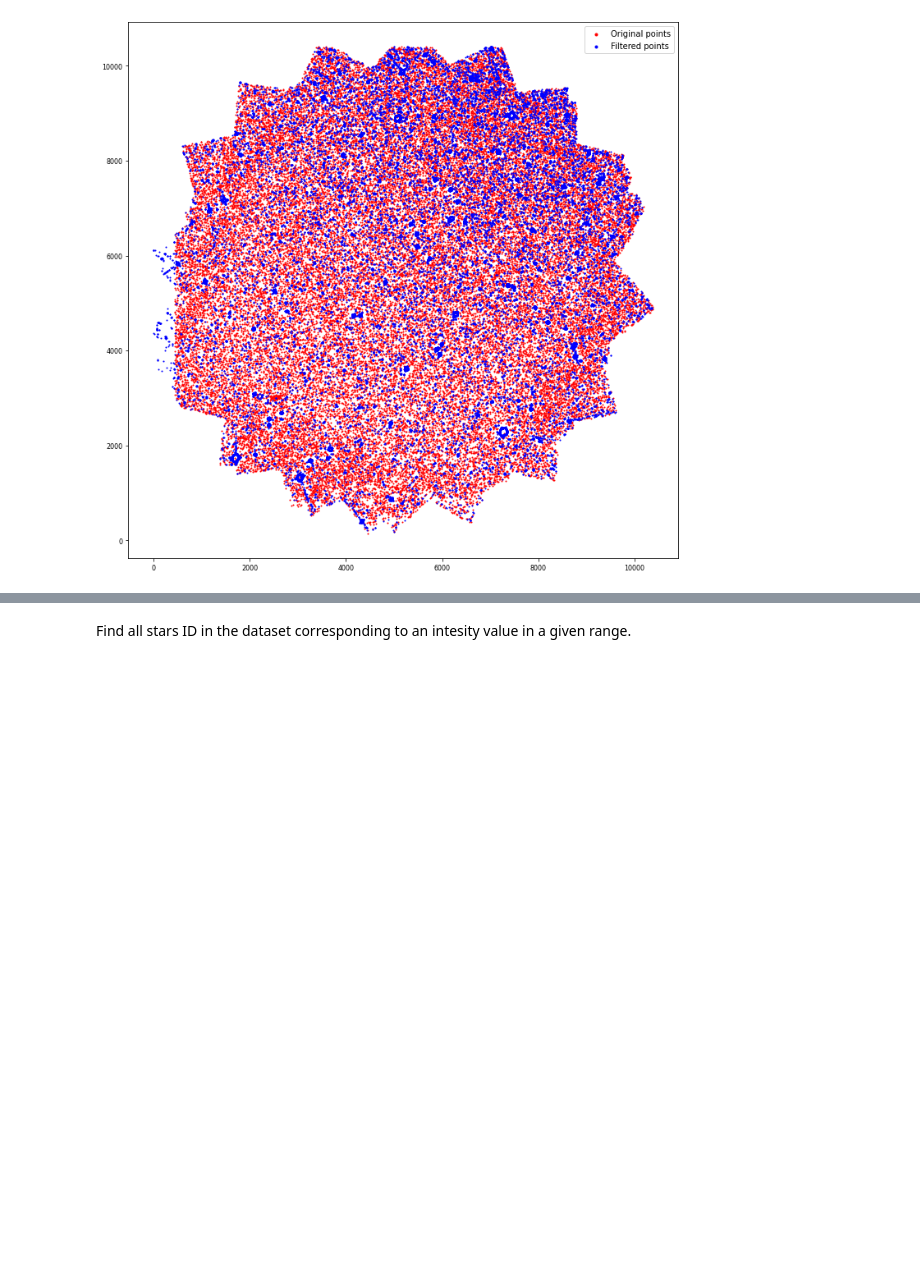
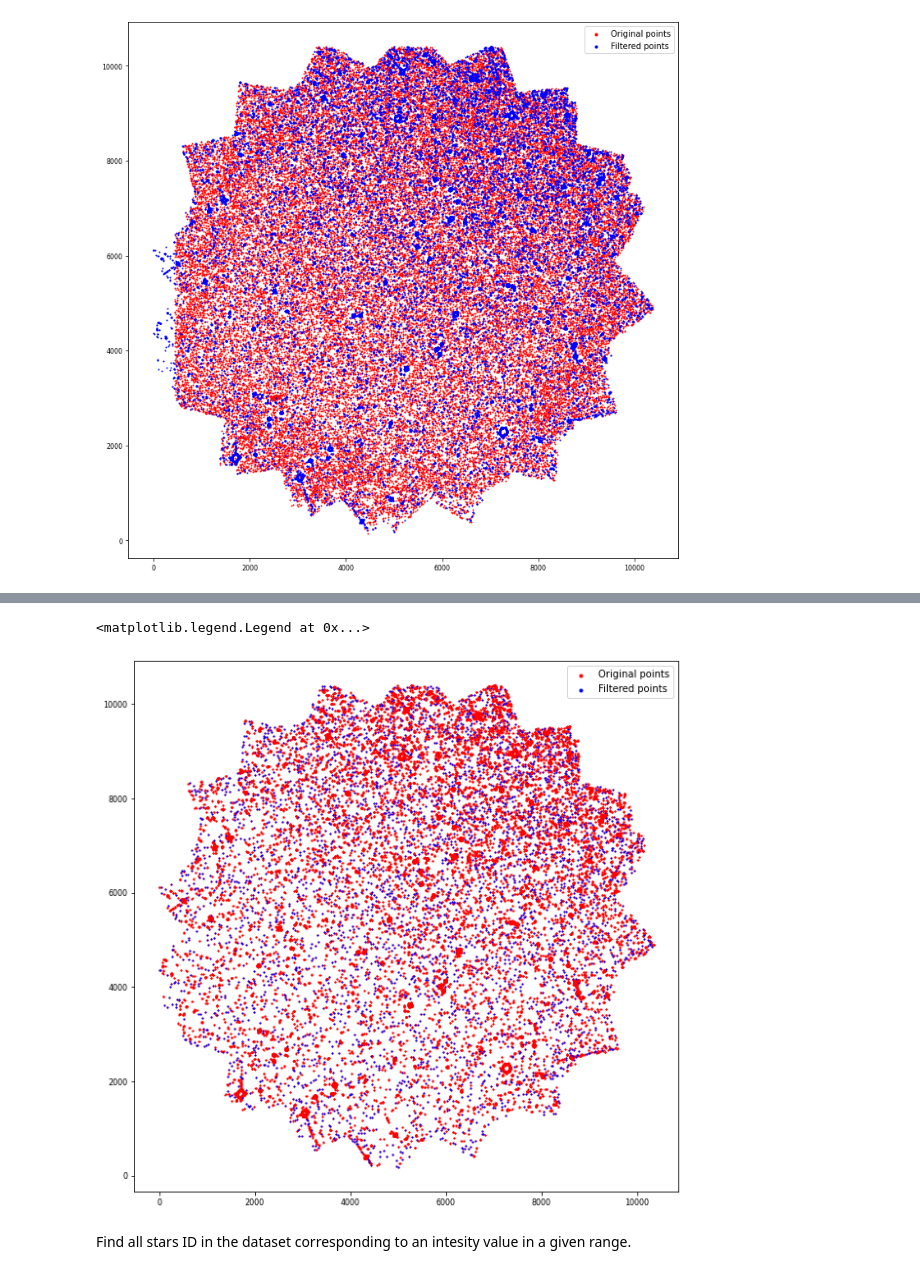
Before and after one commit to Nuelam9/Report1, a Jupyter notebook: Codice/Gaussian_fit.ipynb, the cells around one changed output, grey strips where cells are left out. Drawn from its saved outputs; the diff is of its cells as text; code cells hidden in the pictures; blank space fills up the shorter version.

```diff
--- a/Codice/Gaussian_fit.ipynb
+++ b/Codice/Gaussian_fit.ipynb
@@ -154,0 +209,6 @@ def find_IDs(coords: np.ndarray, ids: np.ndarray, npix: float) -> List[float]:
+# %%
+%%time
+
+ids_filt = gv.vp.pos.get_2d_array([0, 1]).T
+
+del g, gv
@@ -155,2 +218,12 @@ def find_IDs(coords: np.ndarray, ids: np.ndarray, npix: float) -> List[float]:
+# %%
+plt.figure(figsize=(10,10))
+plt.scatter(ids[:,0], ids[:,1], s=1, c='r', label='Original points')
+plt.scatter(ids_filt[:,0], ids_filt[:,1], s=1, c='b', label='Filtered points')
+plt.legend(markerscale=3)
+#plt.xlim(0, 2000)
+#plt.ylim(1250, 2000)
+# %% [output]
+<matplotlib.legend.Legend at 0x...>
+[figure, added]
 # %% [markdown]
 Find all stars ID in the dataset corresponding to an intesity value in a given range.
```
Also changed, not shown: parts of 40 cells of this notebook.
